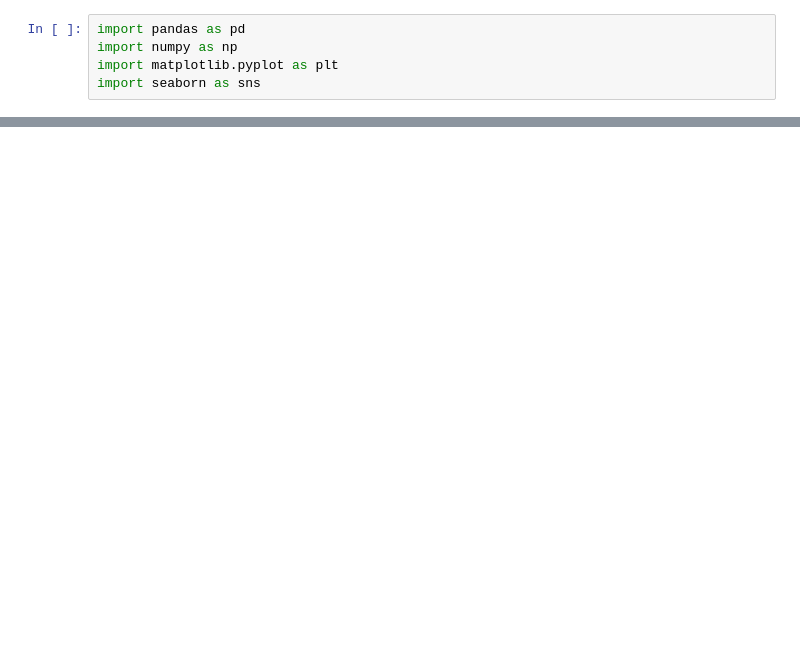
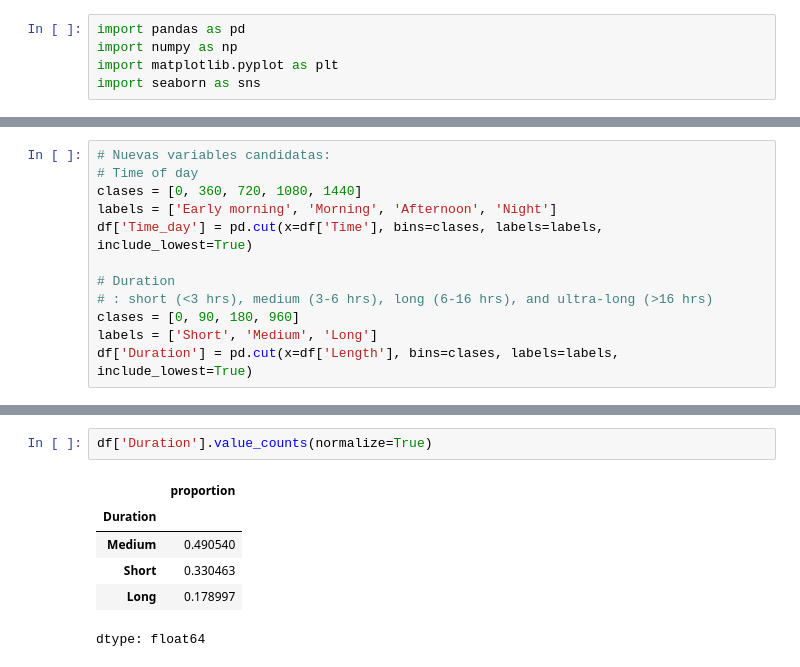
Before and after one commit to Sts87/FlightOnTime, a Jupyter notebook: FlightOnTime-Analisis.ipynb, the cells around one changed output, grey strips where cells are left out. Cells and saved outputs as stored; diff of their text form; blank space fills up the shorter version.

```diff
--- a/FlightOnTime-Analisis.ipynb
+++ b/FlightOnTime-Analisis.ipynb
@@ -21,0 +58,12 @@ df.sample(5)
+# %%
+# Nuevas variables candidatas:
+# Time of day
+clases = [0, 360, 720, 1080, 1440]
+labels = ['Early morning', 'Morning', 'Afternoon', 'Night']
+df['Time_day'] = pd.cut(x=df['Time'], bins=clases, labels=labels, include_lowest=True)
+
+# Duration
+# : short (<3 hrs), medium (3-6 hrs), long (6-16 hrs), and ultra-long (>16 hrs)
+clases = [0, 90, 180, 960]
+labels = ['Short', 'Medium', 'Long']
+df['Duration'] = pd.cut(x=df['Length'], bins=clases, labels=labels, include_lowest=True)
@@ -21,0 +82,9 @@ df.sample(5)
+# %%
+df['Duration'].value_counts(normalize=True)
+# %% [output]
+|  | proportion |
+| Duration |  |
+| Medium | 0.490540 |
+| Short | 0.330463 |
+| Long | 0.178997 |
+dtype: float64
```
Also changed, not shown: parts of 9 cells of this notebook.
